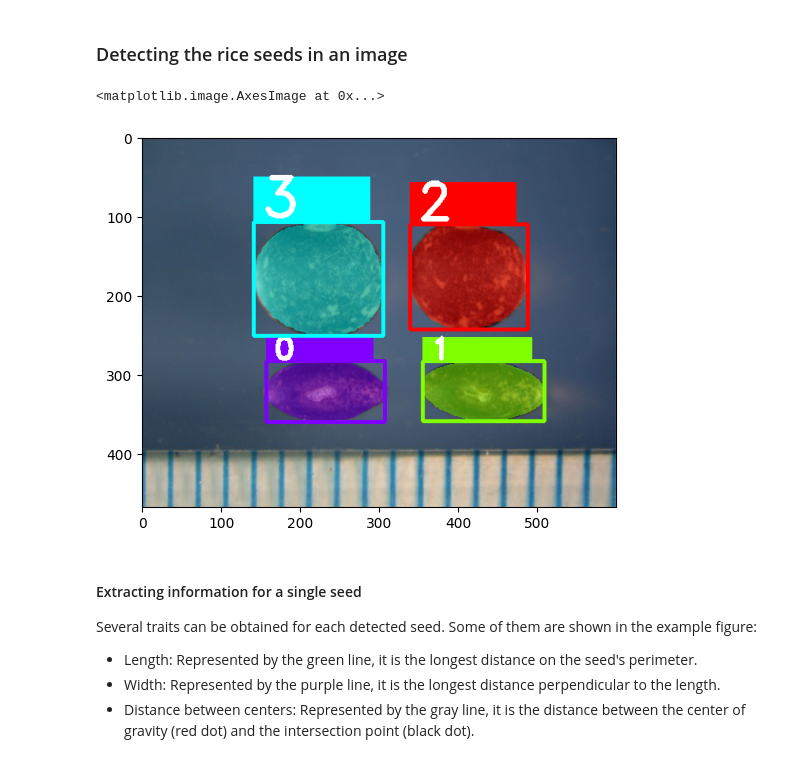
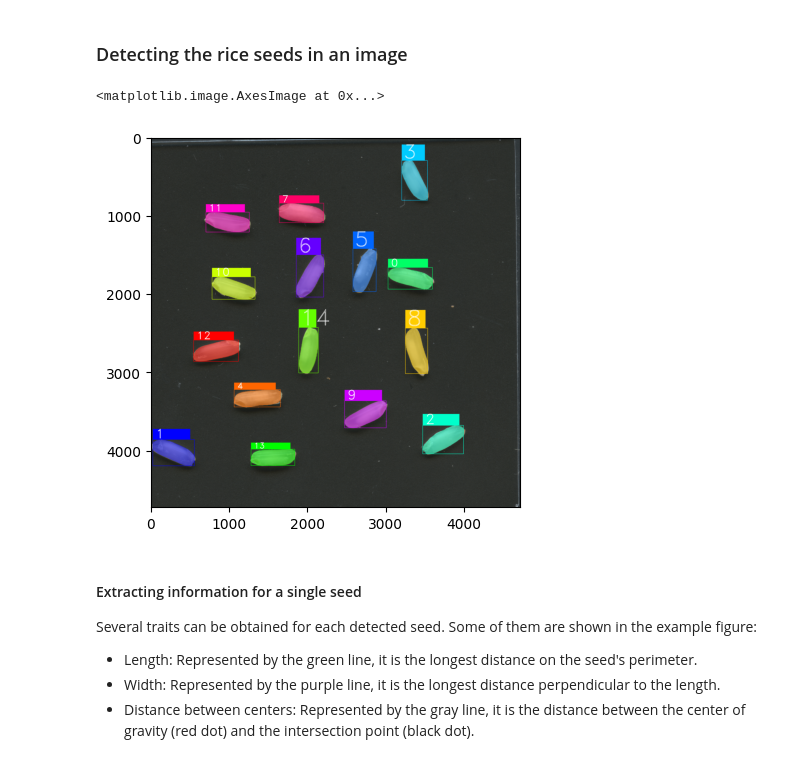
Before and after one commit to anaguilarar/crop-cv, a Jupyter notebook: examples/seeds_detection.ipynb, the cells around one changed output. Cells and saved outputs as stored; diff of their text form; code cells hidden in the pictures.

```diff
--- a/examples/seeds_detection.ipynb
+++ b/examples/seeds_detection.ipynb
@@ -100,23 +102,23 @@ files available in folder: 3
 # %% [markdown]
 ### Detecting the rice seeds in an image
 # %%
-image_id = 2
+image_id = 1
 
 imgr = ImageReader()
 img = imgr.get_image(path = imagespath.files_in_folder[image_id])
 
 seeds_analizer.detect_seeds(image=img,prediction_threshold=config.MODEL.prediction_threshold,
                            segmentation_threshold = config.MODEL.segmentation_threshold )
 
 ## show detections
 imgseeds = seeds_analizer.visualize_detected_seeds(label_factorsize = config.PLOTS.label_factorsize,
                                                    heightframefactor = config.PLOTS.heightframefactor,
                                                    textthickness=4,
                                                    widthframefactor = config.PLOTS.widthframefactor)
 plt.imshow(imgseeds)
 # %% [output]
 <matplotlib.image.AxesImage at 0x...>
-[figure, old version]
+[figure, new version]
 # %% [markdown]
 #### Extracting information for a single seed
 Several traits can be obtained for each detected seed. Some of them are shown in the example figure:
```
Also changed, not shown: parts of 6 cells of this notebook.
